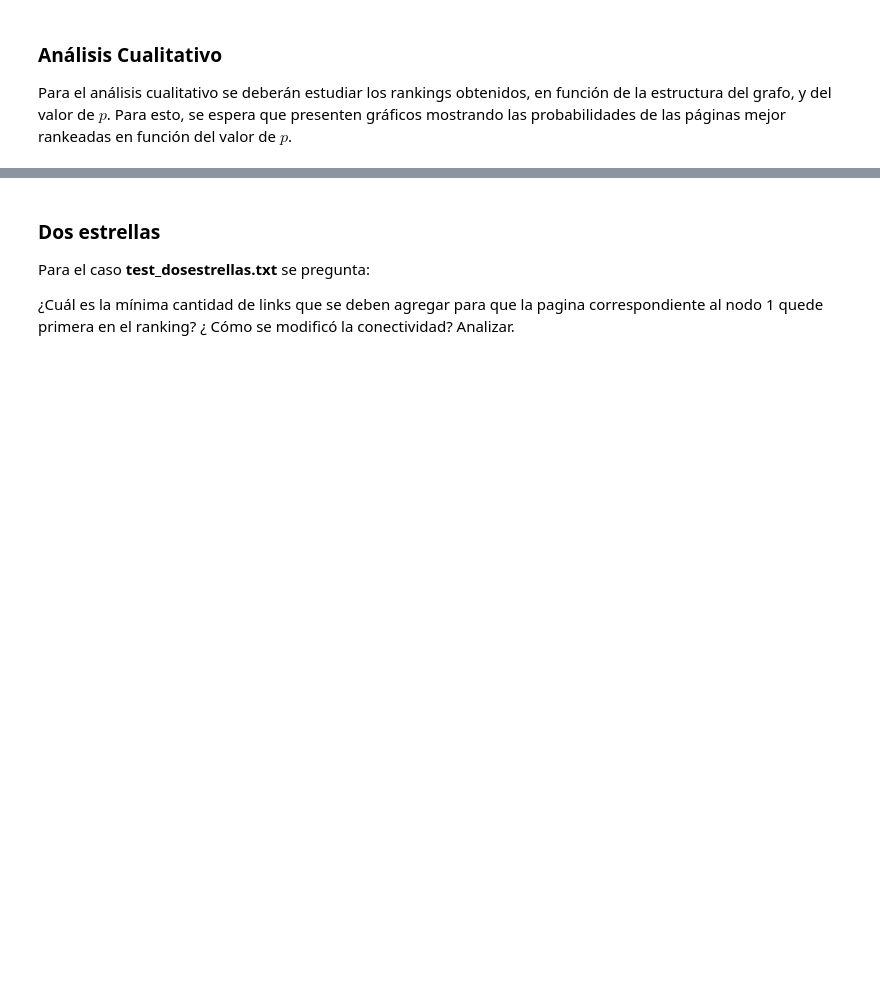
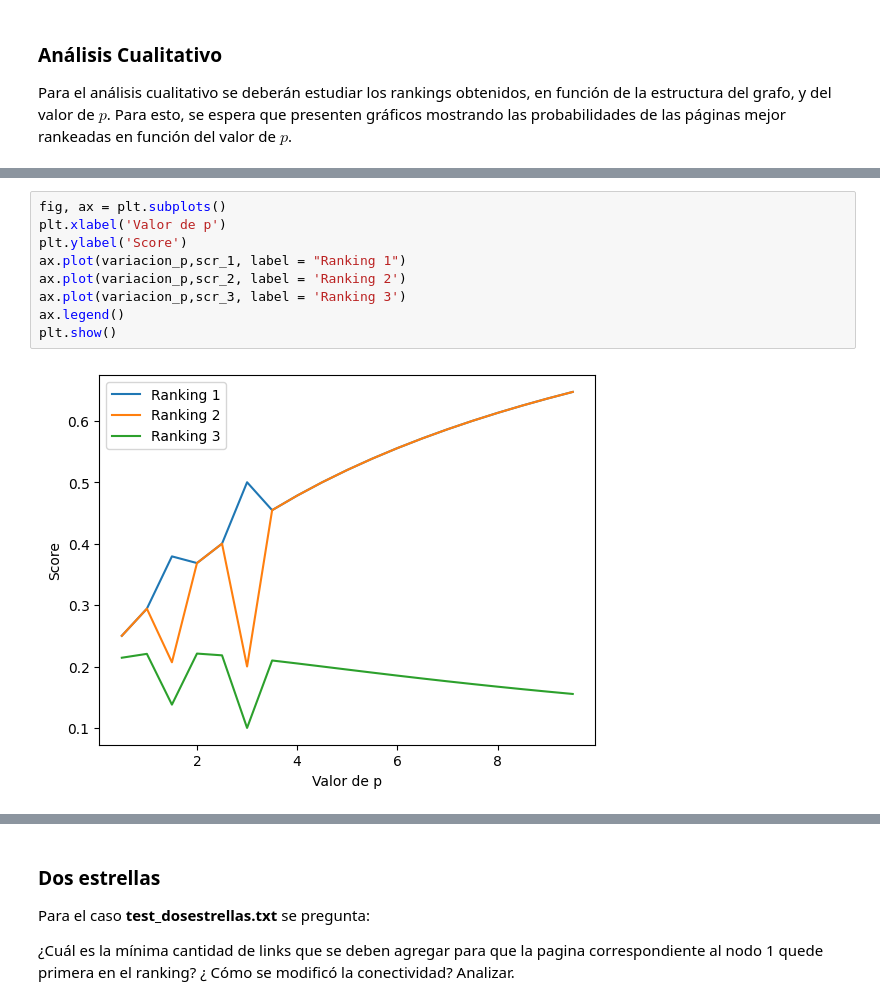
Before and after one commit to r3ch1rd/TP1alc, a Jupyter notebook: grupo_XX_TP1.ipynb, the cells around one changed output, grey strips where cells are left out. Saved outputs shown, nothing was run; the diff lists cells and outputs as text; blank space fills up the shorter version.

```diff
--- a/grupo_XX_TP1.ipynb
+++ b/grupo_XX_TP1.ipynb
@@ -409,0 +527,11 @@ Para el análisis cualitativo se deberán estudiar los rankings obtenidos, en fu
+# %%
+fig, ax = plt.subplots()
+plt.xlabel('Valor de p')
+plt.ylabel('Score')
+ax.plot(variacion_p,scr_1, label = "Ranking 1")
+ax.plot(variacion_p,scr_2, label = 'Ranking 2')
+ax.plot(variacion_p,scr_3, label = 'Ranking 3')
+ax.legend()
+plt.show()
+# %% [output]
+[figure, added]
```
Also changed, not shown: parts of 33 cells of this notebook.
